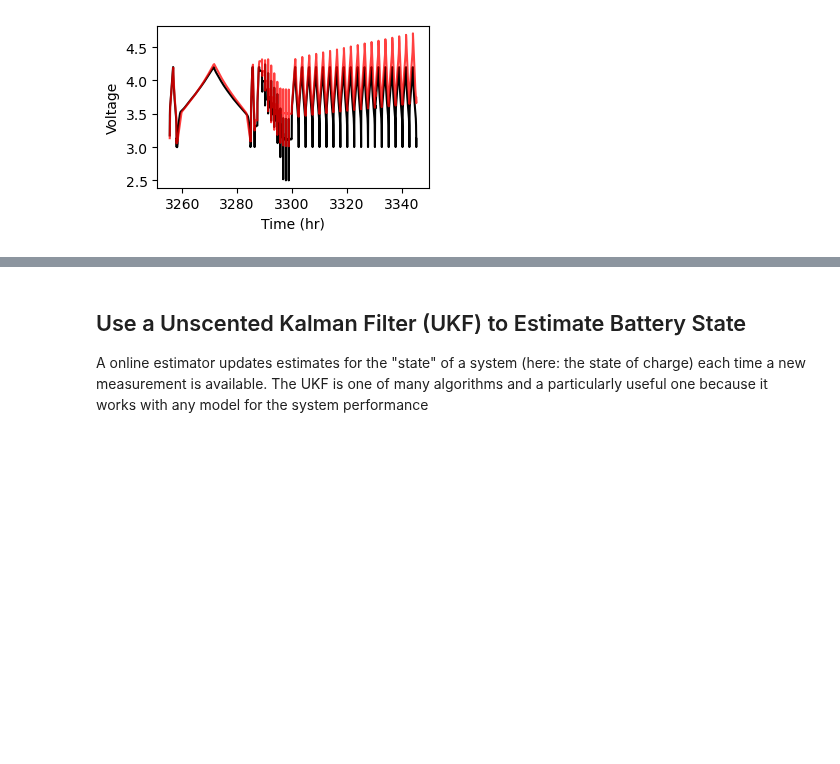
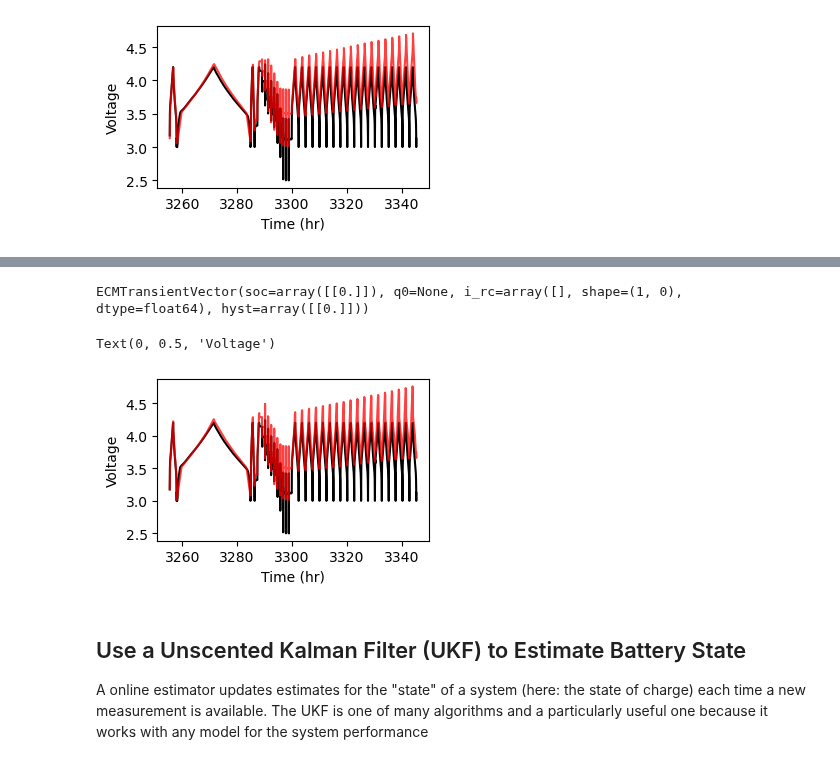
Before and after one commit to ROVI-org/auto-soh, a Jupyter notebook: notebooks/state-estimation-for-camp-cell.ipynb, the cells around one changed output, grey strips where cells are left out. Cells and saved outputs as stored; diff of their text form; code cells hidden in the pictures; blank space fills up the shorter version.

```diff
--- a/notebooks/state-estimation-for-camp-cell.ipynb
+++ b/notebooks/state-estimation-for-camp-cell.ipynb
@@ -309,0 +313,8 @@ Text(0, 0.5, 'Voltage')
+# %%
+%%time
+# estimate crude bounds for the optimization based on the previously optimized parameters
+bounds = np.zeros((result.x.size, 2))
+bounds[:, 1] = 5*result.x
+opt = ScipyDifferentialEvolution(loss, bounds=bounds, maxiter=1)
+fit_state, fit_asoh, result = opt.estimate()
+result
@@ -309,0 +341,15 @@ Text(0, 0.5, 'Voltage')
+# %%
+simulator = Simulator(
+    cell_model=ECM(),
+    asoh=fit_asoh,
+    transient_state=fit_state,
+    initial_input=ECMInput(time=initial_cycles.test_time.min(), current=0, temperature=25)
+)
+# %%
+%%time
+fit_sim_voltages = np.zeros((len(initial_cycles),))
+fit_sim_soc = np.zeros((len(initial_cycles),))
+for j, (t, i) in enumerate(zip(initial_cycles['test_time'], initial_cycles['current'])):
+    state, outputs = simulator.step(ECMInput(time=t, current=-i, temperature=25.))  # Moirae
+    fit_sim_voltages[j] = outputs.terminal_voltage.item()  # terminal voltage is a (1, 1) array
+    fit_sim_soc[j] = state.soc.item()
@@ -310,3 +359,18 @@ Text(0, 0.5, 'Voltage')
+# %%
+fit_state
+# %% [output]
+ECMTransientVector(soc=array([[0.]]), q0=None, i_rc=array([], shape=(1, 0), dtype=float64), hyst=array([[0.]]))
+# %%
+fig, ax = plt.subplots(figsize=(3.5, 2.1))
+
+ax.plot(initial_cycles['test_time'] / 3600, initial_cycles['voltage'], 'k')
+ax.plot(initial_cycles['test_time'] / 3600, fit_sim_voltages, 'r', alpha=0.75)
+
+ax.set_xlabel('Time (hr)')
+ax.set_ylabel('Voltage')
+# %% [output]
+Text(0, 0.5, 'Voltage')
+[figure, added]
 # %% [markdown]
 ## Use a Unscented Kalman Filter (UKF) to Estimate Battery State
 A online estimator updates estimates for the "state" of a system (here: the state of charge) each time a new measurement is available.
```
Also changed, not shown: parts of 15 cells of this notebook, 1 other file.
